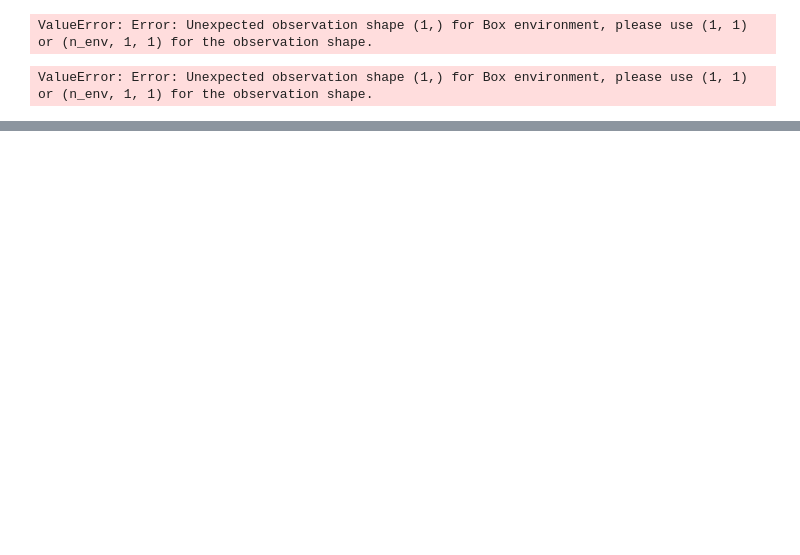
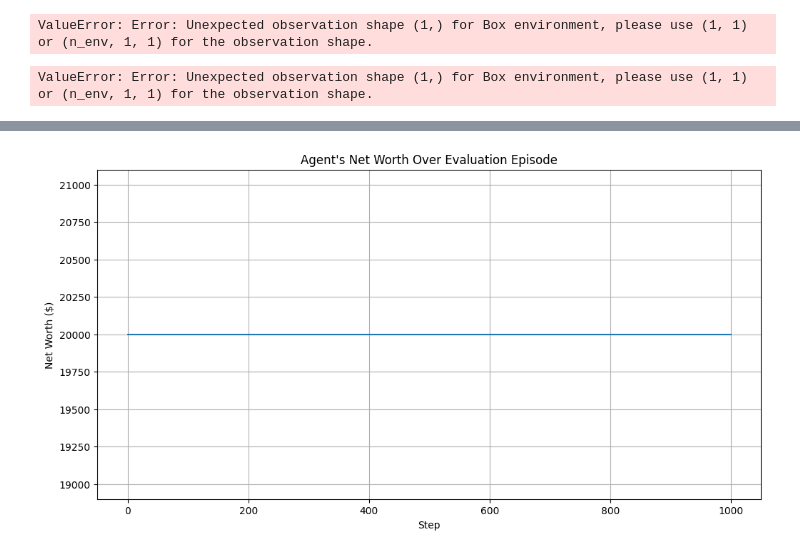
Before and after one commit to Karan-00-11/HFT-RL, a Jupyter notebook: src/train.ipynb, the cells around one changed output, grey strips where cells are left out. Drawn from its saved outputs; the diff is of its cells as text; code cells hidden in the pictures; blank space fills up the shorter version.

```diff
--- a/src/train.ipynb
+++ b/src/train.ipynb
@@ -318,7 +313,7 @@ while True:
 # %% [output]
 ValueError: Error: Unexpected observation shape (1,) for Box environment, please use (1, 1) or (n_env, 1, 1) for the observation shape.
 # %%
-env = TradingEnv(df)
+env = TradingEnv(test_df)
 state, _ = env.reset()  # Unpack correctly
 portfolio_values = []
 actions_taken = []
@@ -356,0 +784,3 @@ Action distribution: Counter({0: 1000})
+# %%
+with open('envs/env.py', 'r') as f:
+    print(f.read())
@@ -356,0 +1418,79 @@ Action distribution: Counter({0: 1000})
+# %%
+from stable_baselines3 import PPO
+from stable_baselines3.common.vec_env import DummyVecEnv
+from stable_baselines3.common.evaluation import evaluate_policy
+
+# Re-initialize and train the model
+vec_env = DummyVecEnv([lambda: TradingEnv(train_df, episode_length=1000)]) # Shorter episodes for quick training
+
+model = PPO('MultiInputPolicy',env=vec_env,verbose=1,gamma=0.99,
+            ent_coef=0.03,learning_rate=3e-4,
+            policy_kwargs=dict(net_arch=[64,64]),device='cpu', batch_size=128)
+
+model.learn(total_timesteps=10000) # More training steps
+
+# Create the test environment and evaluate
+test_env = TradingEnv(df=test_df, initial_cash=20000)
+obs, info = test_env.reset()
+
+print(obs)
+# Store net worth for plotting later
+net_worth_history = [info['net_worth']]
+done = False
+
+while not done:
+    # Get the agent's action (deterministic=True means no random exploration)
+    action, _states = model.predict(obs, deterministic=True)
+
+    obs, reward, terminated, truncated, info = test_env.step(action)
+    done = terminated or truncated
+
+    # Print the info dictionary to see a play-by-play
+    # print(info)
+
+    # Record the net worth
+    net_worth_history.append(info['net_worth'])
+
+print("✅ Evaluation episode finished.")
+
+plt.figure(figsize=(12, 6))
+plt.plot(net_worth_history)
+plt.title("Agent's Net Worth Over Evaluation Episode")
+plt.xlabel("Step")
+plt.ylabel("Net Worth ($)")
+plt.grid(True)
+plt.show()
+
+env = TradingEnv(test_df)
+state, _ = env.reset() # Unpack correctly
+portfolio_values = []
+actions_taken = []
+
+while True:
+    # Use only the observation part for model prediction
+    action, _ = model.predict(state, deterministic=True)  # Unpack action
+    actions_taken.append(int(action))  # Track actions
+
+    n_state, reward, done, _, info = env.step(action)
+    portfolio_values.append(info["net_worth"])  # Track portfolio
+    state = n_state
+
+    if done:
+        print("Final info:", info)
+        break
+
+# Plot results
+plt.figure(figsize=(15, 10))
+plt.subplot(2, 1, 1)
+plt.plot(portfolio_values, label='Portfolio Value')
+plt.legend()
+
+plt.subplot(2, 1, 2)
+plt.plot(actions_taken, label='Actions (0=Hold, 1=Buy, 2=Sell)')
+plt.legend()
+plt.show()
+
+# Print action distribution
+from collections import Counter
+print("Action distribution:", Counter(actions_taken))
+# %% [output]
@@ -356,0 +1514 @@ Action distribution: Counter({0: 1000})
+[figure, added]
```
Also changed, not shown: parts of 21 cells of this notebook.
